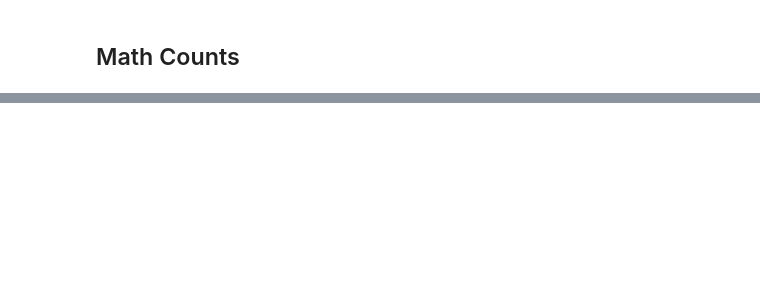
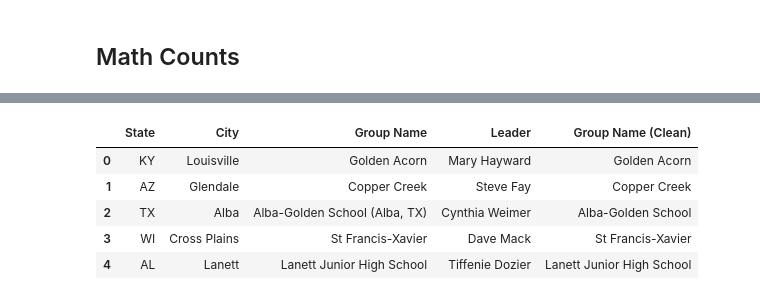
Before and after one commit to jeffreyshen19/blog, a Jupyter notebook: _code/mathcounts/Math Counts.ipynb, the cells around one changed output, grey strips where cells are left out. Drawn from its saved outputs; the diff is of its cells as text; code cells hidden in the pictures; blank space fills up the shorter version.

```diff
--- a/_code/mathcounts/Math Counts.ipynb
+++ b/_code/mathcounts/Math Counts.ipynb
@@ -51,4 +45,0 @@ df.head()
-# %%
-# Filter only chapter locations
-df = df[df["Type"] != "State"]
-df.head()
@@ -108,3 +46,14 @@ df.head()
+# %%
+# Clean up group name strings
+df["Group Name (Clean)"] = df["Group Name"].apply(lambda x: re.sub(r"\([^)]+\)", "", x).strip())
+df.head()
+# %% [output]
+|  | State | City | Group Name | Leader | Group Name (Clean) |
+| 0 | KY | Louisville | Golden Acorn | Mary Hayward | Golden Acorn |
+| 1 | AZ | Glendale | Copper Creek | Steve Fay | Copper Creek |
+| 2 | TX | Alba | Alba-Golden School (Alba, TX) | Cynthia Weimer | Alba-Golden School |
+| 3 | WI | Cross Plains | St Francis-Xavier | Dave Mack | St Francis-Xavier |
+| 4 | AL | Lanett | Lanett Junior High School | Tiffenie Dozier | Lanett Junior High School |
 # %%
 # Geocode locations as coordinates
 API_TOKEN = None
```
Also changed, not shown: parts of 27 cells of this notebook, 2 other files.
